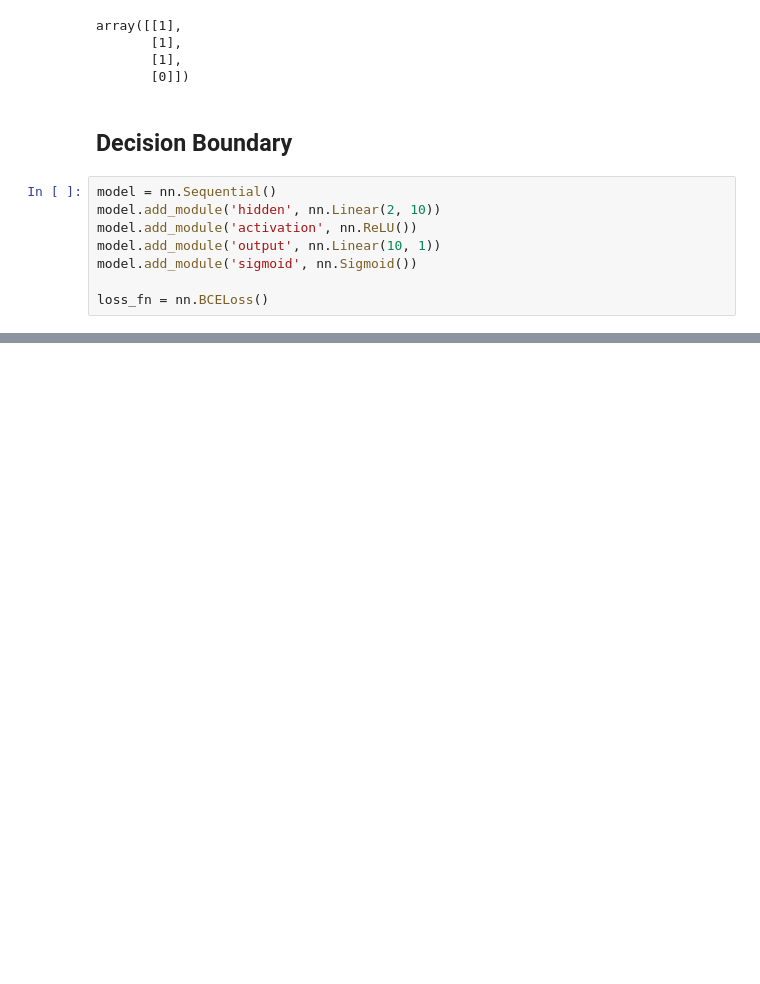
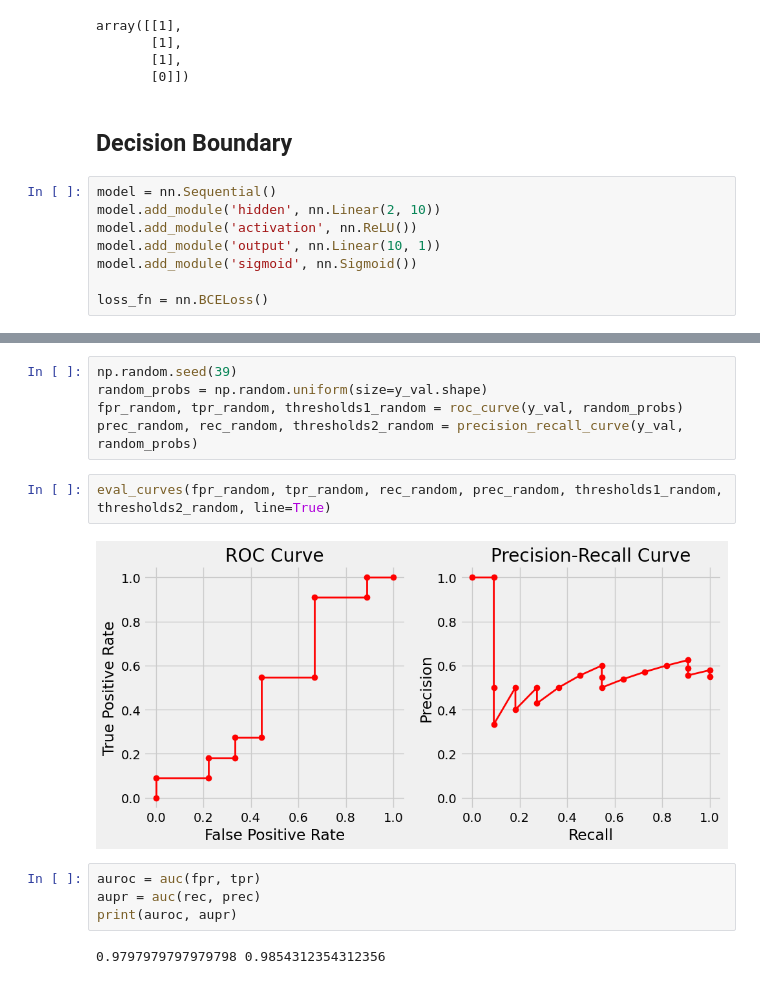
Before and after one commit to Hovohoangduy/pytorch-step-by-step, a Jupyter notebook: chapter03.ipynb, the cells around one changed output, grey strips where cells are left out. Drawn from its saved outputs; the diff is of its cells as text; blank space fills up the shorter version.

```diff
--- a/chapter03.ipynb
+++ b/chapter03.ipynb
@@ -327,0 +444,15 @@ probabilities = sigmoid(logits_val).squeeze()
+# %%
+np.random.seed(39)
+random_probs = np.random.uniform(size=y_val.shape)
+fpr_random, tpr_random, thresholds1_random = roc_curve(y_val, random_probs)
+prec_random, rec_random, thresholds2_random = precision_recall_curve(y_val, random_probs)
+# %%
+eval_curves(fpr_random, tpr_random, rec_random, prec_random, thresholds1_random, thresholds2_random, line=True)
+# %% [output]
+[figure, added]
+# %%
+auroc = auc(fpr, tpr)
+aupr = auc(rec, prec)
+print(auroc, aupr)
+# %% [output]
+0.9797979797979798 0.9854312354312356
```
Also changed, not shown: parts of 18 cells of this notebook.
